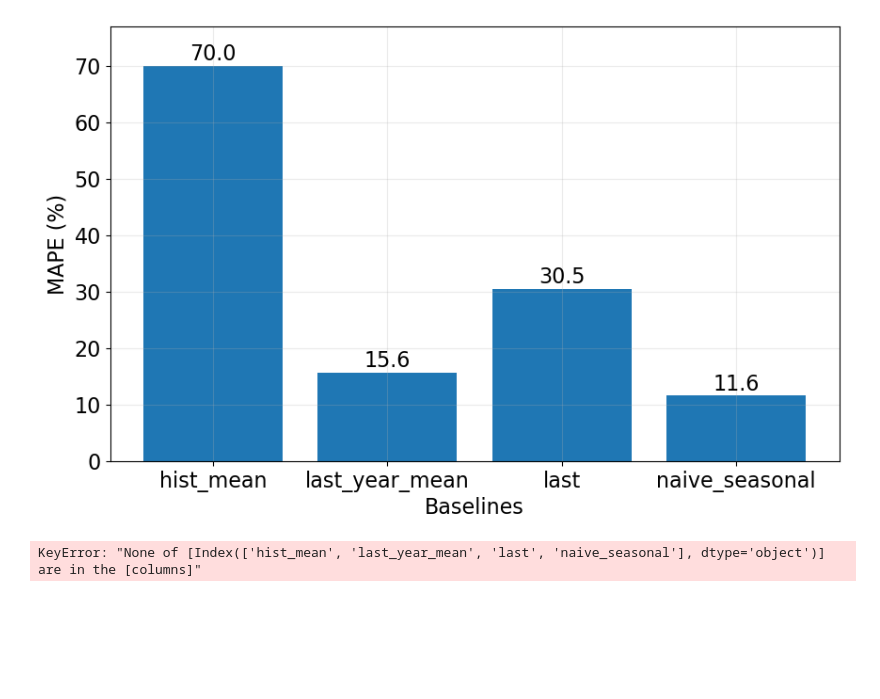
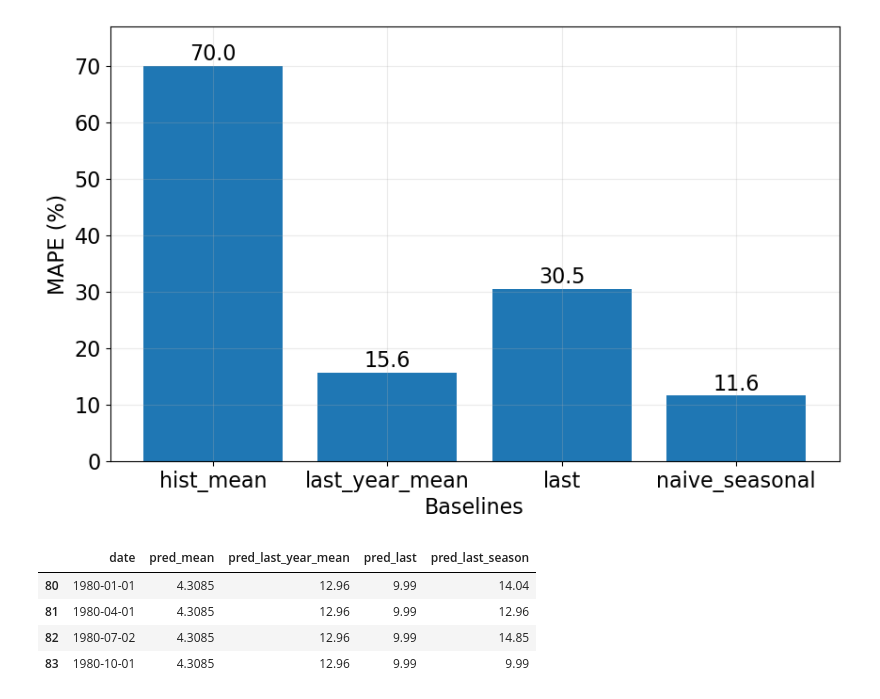
Before and after one commit to LugoBlogger/SI-201-542-forecasting-technique, a Jupyter notebook: week-02.ipynb, the cells around one changed output. Saved outputs shown, nothing was run; the diff lists cells and outputs as text; code cells hidden in the pictures; blank space fills up the shorter version.

```diff
--- a/week-02.ipynb
+++ b/week-02.ipynb
@@ -312,7 +312,11 @@ for idx, val in enumerate(y_array):
 plt.show(fig)
 # %% [output]
 [figure]
-# %%
-test[x_array]
-# %% [output]
-KeyError: "None of [Index(['hist_mean', 'last_year_mean', 'last', 'naive_seasonal'], dtype='object')] are in the [columns]"
+# %%
+test[["date", "pred_mean", "pred_last_year_mean", "pred_last", "pred_last_season"]]
+# %% [output]
+|  | date | pred_mean | pred_last_year_mean | pred_last | pred_last_season |
+| 80 | 1980-01-01 | 4.3085 | 12.96 | 9.99 | 14.04 |
+| 81 | 1980-04-01 | 4.3085 | 12.96 | 9.99 | 12.96 |
+| 82 | 1980-07-02 | 4.3085 | 12.96 | 9.99 | 14.85 |
+| 83 | 1980-10-01 | 4.3085 | 12.96 | 9.99 | 9.99 |
```
Also changed, not shown: 7 other files.
